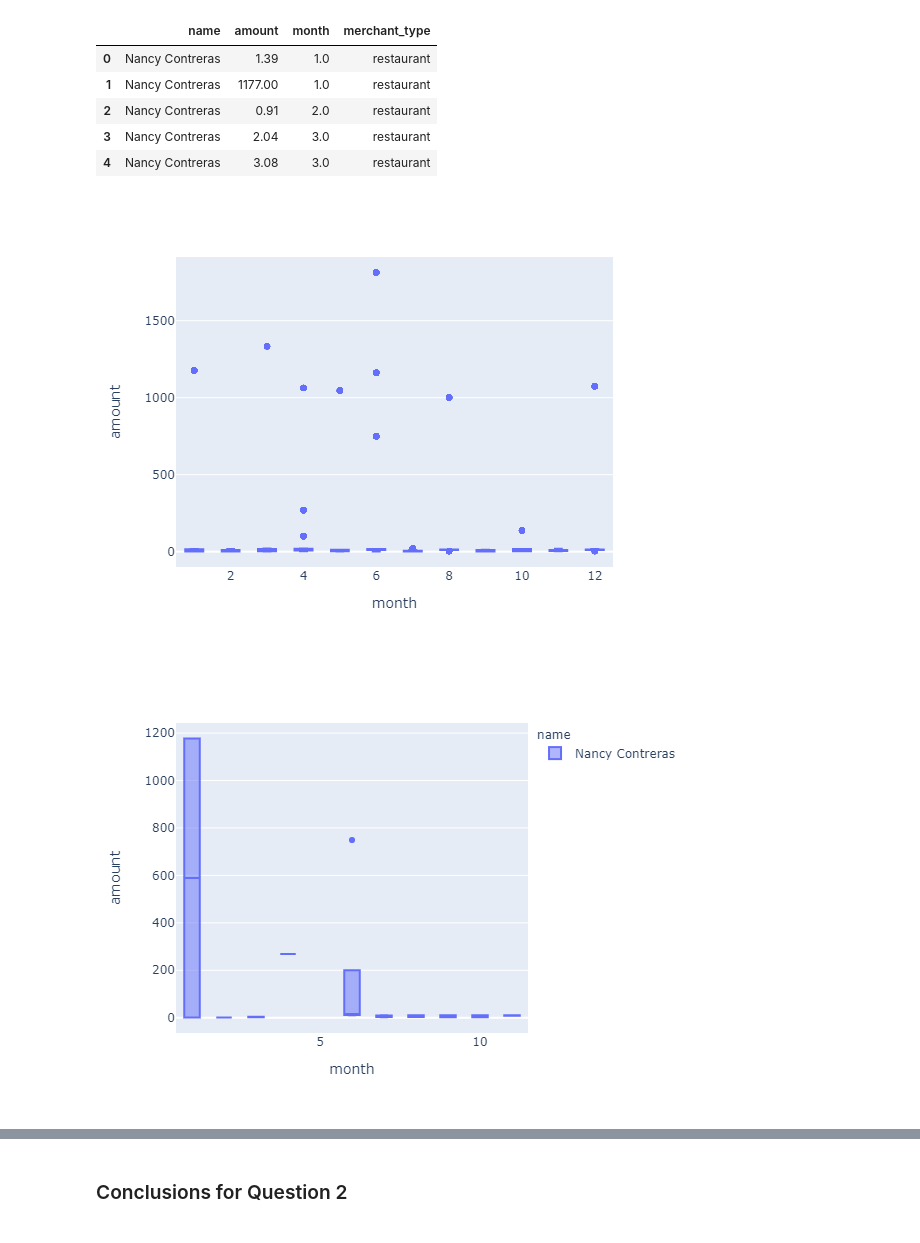
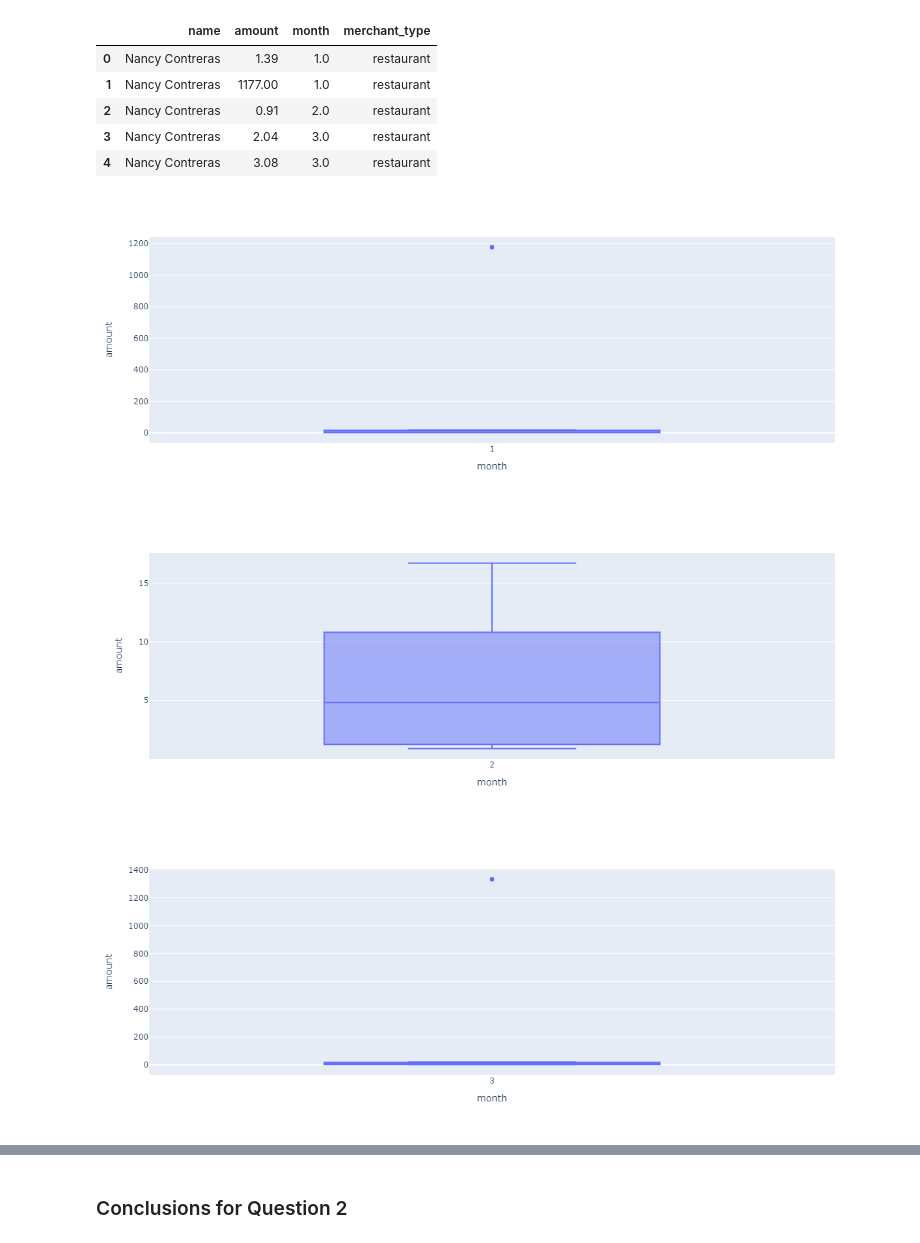
Before and after one commit to AnnSweetNanners/sql-homework, a Jupyter notebook: 07-SQL/Instructions/Starter_Files/visual_data_analysis.ipynb, the cells around one changed output, grey strips where cells are left out. Saved outputs shown, nothing was run; the diff lists cells and outputs as text; code cells hidden in the pictures.

```diff
--- a/07-SQL/Instructions/Starter_Files/visual_data_analysis.ipynb
+++ b/07-SQL/Instructions/Starter_Files/visual_data_analysis.ipynb
@@ -247,17 +296,18 @@ Card holder 2 consistently makes purchases under 20 dollars, most around 3-5 dol
    Use `Plotly Express` to create a series of six box plots, one for each month, in order to identify how many outliers could be per month for **card holder id 25**. By observing the consumption patters, do you see any anomalies? Write your own conclusions about your insights.
 # %%
 # loading data of daily transactions from jan to jun 2018 for card holder 25
-query9='''
+query13='''
 SELECT cc.id_card_holder, ch.name,t.amount, EXTRACT(MONTH from t.date) as month, mc.name AS merchant_type
 FROM credit_card as cc
 INNER JOIN card_holder as ch ON ch.id_card_holder=ch.id_card_holder
 INNER JOIN transaction as t ON t.card=cc.card
 INNER JOIN merchant as m on m.m_id=t.id_merchant
 INNER JOIN merchant_category as mc on mc.mc_id = m.id_merchant_category
-WHERE cc.id_card_holder=25;'''
+WHERE cc.id_card_holder=25;
+'''
 
-card_holder_25=pd.read_sql(query9,engine)
-card_holder_25.head(5)
+card_holder_25=pd.read_sql(query13,engine)
+card_holder_25.head()
 # %% [output]
 |  | id_card_holder | name | amount | month | merchant_type |
 | 0 | 25 | Robert Johnson | 1.46 | 1.0 | food truck |
@@ -268,6 +337,6 @@ card_holder_25.head(5)
 # %%
-#Load data of daily transactions from Jan
-query13='''SELECT ch.name, t.amount, EXTRACT(MONTH from t.date) as month, mc.name as merchant_type
+#Load Transactions for Cardholder 25 by Type
+query15='''SELECT ch.name, t.amount, EXTRACT(MONTH from t.date) as month, mc.name as merchant_type
 FROM credit_card as cc
 INNER JOIN card_holder as ch ON cc.id_card_holder=ch.id_card_holder
 INNER JOIN transaction as t ON t.card=cc.card
@@ -275,7 +344,7 @@ INNER JOIN merchant as m on m.m_id=t.id_merchant
 INNER JOIN merchant_category as mc on mc.mc_id = m.id_merchant_category
 WHERE ch.id_card_holder=25 AND mc.name='restaurant'
 ORDER BY mc.name'''
-card_holder_25_new=pd.read_sql(query13, engine)
+card_holder_25_new=pd.read_sql(query15, engine)
 card_holder_25_new.head()
 # %% [output]
 |  | name | amount | month | merchant_type |
@@ -284,14 +353,3 @@ card_holder_25_new.head()
 | 2 | Nancy Contreras | 0.91 | 2.0 | restaurant |
 | 3 | Nancy Contreras | 2.04 | 3.0 | restaurant |
 | 4 | Nancy Contreras | 3.08 | 3.0 | restaurant |
-# %%
-# creating the six box plots using plotly express
-fig1=px.box(data_frame=card_holder_25, x='month', y='amount')
-fig1.show()
-# %% [output]
-[figure, removed]
-# %%
-fig2=px.box(data_frame=card_holder_25_new, x='month', y='amount', color='name')
-fig2.show()
-# %% [output]
-[figure, removed]
@@ -297,0 +413,23 @@ fig2.show()
+# %%
+# creating the six box plots using plotly express
+fig1=px.box(data_frame=ch25_month1, x='month', y='amount')
+fig2=px.box(data_frame=ch25_month2, x='month', y='amount')
+fig3=px.box(data_frame=ch25_month3, x='month', y='amount')
+fig4=px.box(data_frame=ch25_month4, x='month', y='amount')
+fig5=px.box(data_frame=ch25_month5, x='month', y='amount')
+fig6=px.box(data_frame=ch25_month6, x='month', y='amount')
+fig7=px.box(data_frame=card_holder_25, x='month', y='amount', color='name')
+fig8=px.box(data_frame=card_holder_25_new, x='month', y='amount', color='name')
+
+fig1.show()
+fig2.show()
+fig3.show()
+fig4.show()
+fig5.show()
+fig6.show()
+fig7.show()
+fig8.show()
+# %% [output]
+[figure, added]
+[figure, added]
+[figure, added]
```
Also changed, not shown: parts of 15 cells of this notebook, 12 other files.
